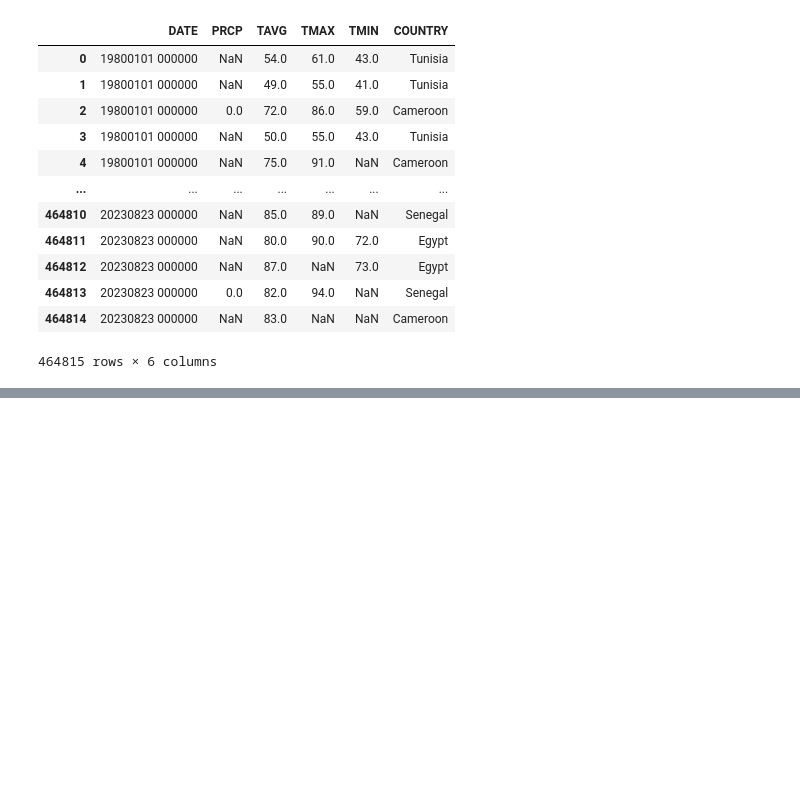
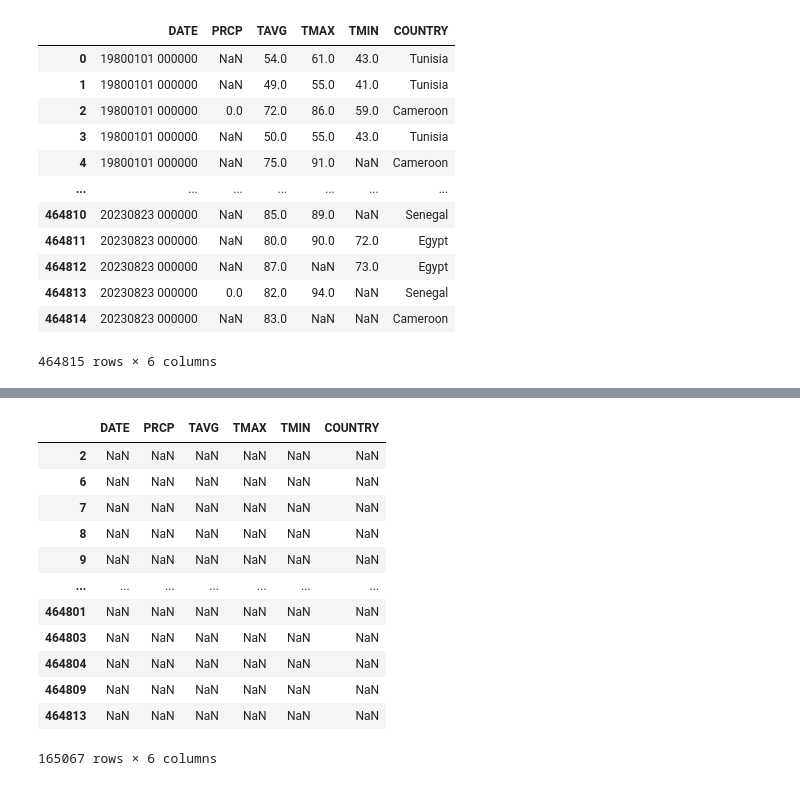
Before and after one commit to classical16/gomycode, a Jupyter notebook: data_visualization_with_python.ipynb, the cells around one changed output, grey strips where cells are left out. Drawn from its saved outputs; the diff is of its cells as text; code cells hidden in the pictures; blank space fills up the shorter version.

```diff
--- a/data_visualization_with_python.ipynb
+++ b/data_visualization_with_python.ipynb
@@ -42,0 +94,18 @@ df.describe()
+# %%
+# prompt: Using dataframe df: drop outliers
+
+df[df.isin(df.quantile([0.05, 0.95], numeric_only=True))]
+# %% [output]
+|  | DATE | PRCP | TAVG | TMAX | TMIN | COUNTRY |
+| 2 | NaN | NaN | NaN | NaN | NaN | NaN |
+| 6 | NaN | NaN | NaN | NaN | NaN | NaN |
+| 7 | NaN | NaN | NaN | NaN | NaN | NaN |
+| 8 | NaN | NaN | NaN | NaN | NaN | NaN |
+| 9 | NaN | NaN | NaN | NaN | NaN | NaN |
+| ... | ... | ... | ... | ... | ... | ... |
+| 464801 | NaN | NaN | NaN | NaN | NaN | NaN |
+| 464803 | NaN | NaN | NaN | NaN | NaN | NaN |
+| 464804 | NaN | NaN | NaN | NaN | NaN | NaN |
+| 464809 | NaN | NaN | NaN | NaN | NaN | NaN |
+| 464813 | NaN | NaN | NaN | NaN | NaN | NaN |
+165067 rows × 6 columns
```
Also changed, not shown: parts of 34 cells of this notebook.
